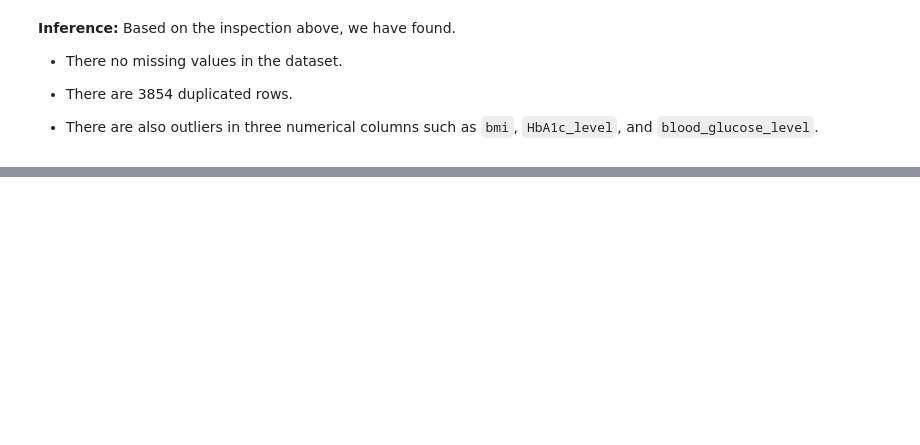
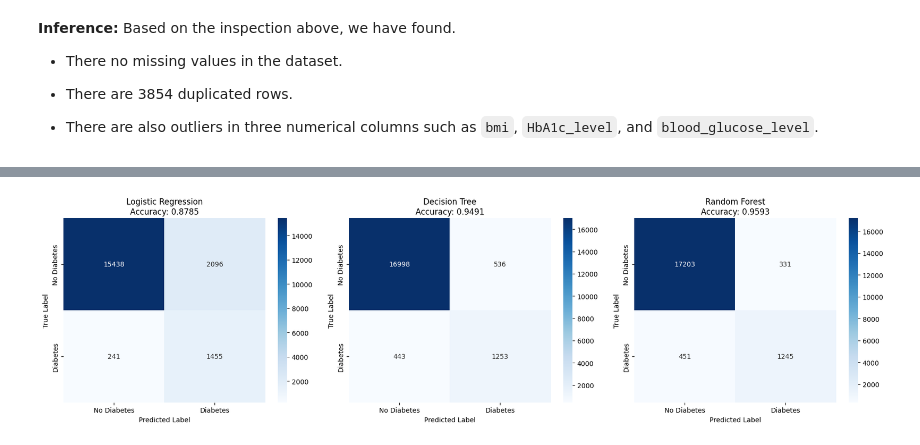
Before and after one commit to vattana198/diabetes-prediction-api-development, a Jupyter notebook: notebooks/diabetes_prediction.ipynb, the cells around one changed output, grey strips where cells are left out. Cells and saved outputs as stored; diff of their text form; code cells hidden in the pictures; blank space fills up the shorter version.

```diff
--- a/notebooks/diabetes_prediction.ipynb
+++ b/notebooks/diabetes_prediction.ipynb
@@ -175,0 +202,6 @@ blood_glucose_level: 2038 outliers
+# %%
+# Step 1: Remove duplicate rows
+print(f"Number of duplicate rows before removal: {df_clean.duplicated().sum()}")
+df_clean = df_clean.drop_duplicates()
+print(f"Dataset shape after removing duplicates: {df_clean.shape}")
+print(f"Removed {100000 - df_clean.shape[0]} duplicate rows")
@@ -175,0 +417,16 @@ blood_glucose_level: 2038 outliers
+# %%
+# Select features with correlation > 0.05 (threshold can be adjusted)
+correlation_threshold = 0.05
+selected_features = target_correlations[target_correlations > correlation_threshold].index.tolist()
+
+print(f"Selected features (correlation > {correlation_threshold}):")
+print(selected_features)
+print(f"\nNumber of selected features: {len(selected_features)}")
+
+# Update feature sets with selected features
+feature_indices = [feature_names.index(f) for f in selected_features]
+X_train_selected = X_train_scaled[:, feature_indices]
+X_test_selected = X_test_scaled[:, feature_indices]
+
+print(f"\nSelected training set shape: {X_train_selected.shape}")
+print(f"Selected test set shape: {X_test_selected.shape}")
@@ -175,0 +556,17 @@ blood_glucose_level: 2038 outliers
+# %%
+# Plot confusion matrices for all models
+fig, axes = plt.subplots(1, 3, figsize=(18, 5))
+
+for idx, (name, results) in enumerate(model_results.items()):
+    cm = confusion_matrix(y_test, results['predictions'])
+    sns.heatmap(cm, annot=True, fmt='d', cmap='Blues', ax=axes[idx],
+                xticklabels=['No Diabetes', 'Diabetes'],
+                yticklabels=['No Diabetes', 'Diabetes'])
+    axes[idx].set_title(f'{name}\nAccuracy: {results["accuracy"]:.4f}')
+    axes[idx].set_ylabel('True Label')
+    axes[idx].set_xlabel('Predicted Label')
+
+plt.tight_layout()
+plt.show()
+# %% [output]
+[figure, added]
```
Also changed, not shown: parts of 29 cells of this notebook, 14 other files.
